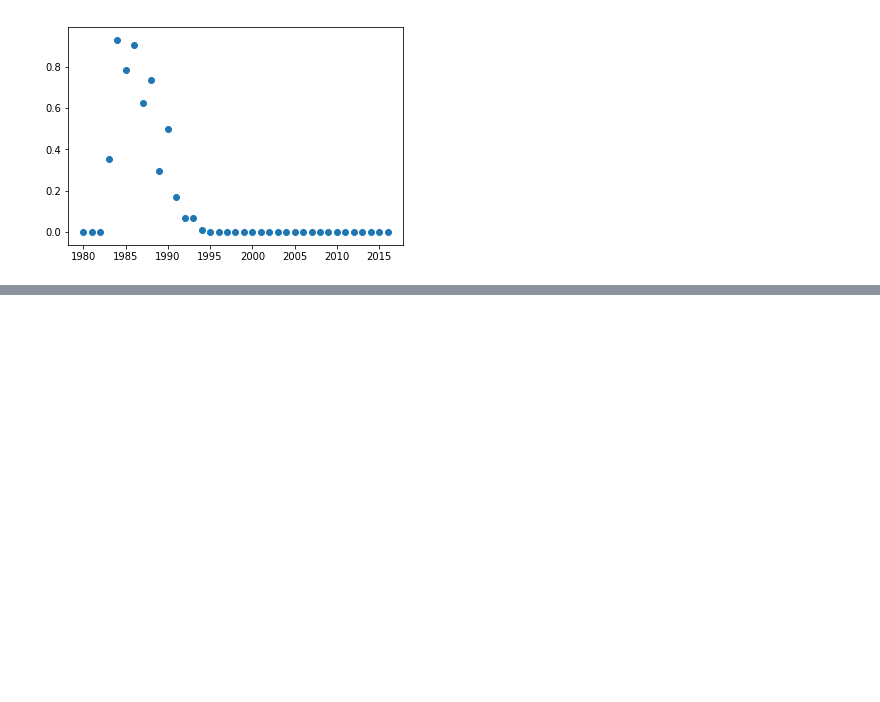
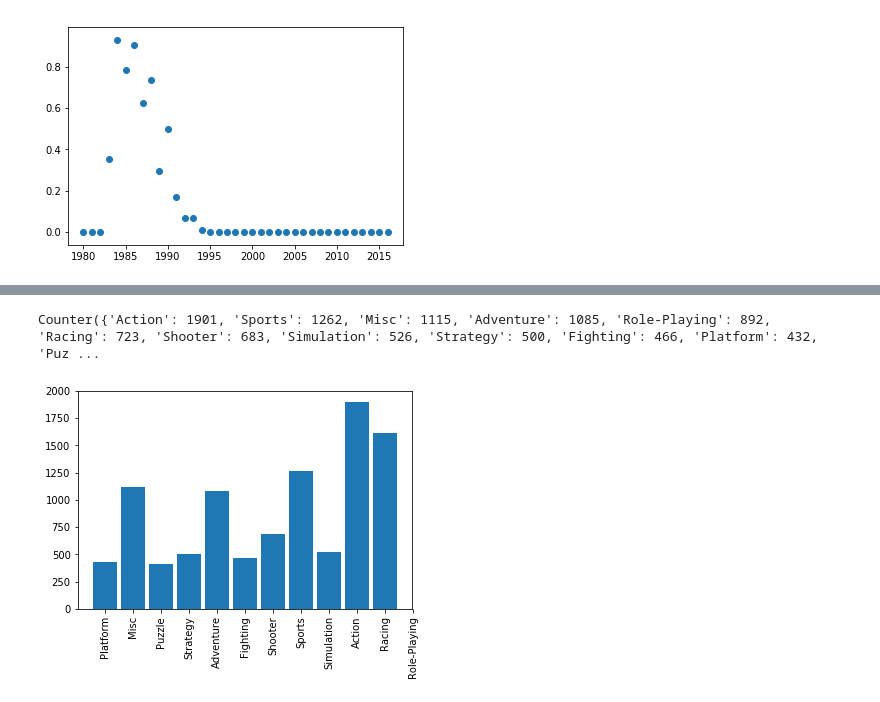
Before and after one commit to brodyzt/3300-P2, a Jupyter notebook: Games.ipynb, the cells around one changed output, grey strips where cells are left out. Drawn from its saved outputs; the diff is of its cells as text; code cells hidden in the pictures; blank space fills up the shorter version.

```diff
--- a/Games.ipynb
+++ b/Games.ipynb
@@ -57,0 +112,10 @@ plt.show()
+# %%
+lst = list(df.sort_values(by="Global_Sales", ascending=True)[:10000]["Genre"])
+# print(lst)
+print(Counter(lst))
+plt.hist(lst, align="left", rwidth=.88, bins=11)
+plt.xticks(rotation=90)
+plt.show()
+# %% [output]
+Counter({'Action': 1901, 'Sports': 1262, 'Misc': 1115, 'Adventure': 1085, 'Role-Playing': 892, 'Racing': 723, 'Shooter': 683, 'Simulation': 526, 'Strategy': 500, 'Fighting': 466, 'Platform': 432, 'Puz ...
+[figure, added]
```
Also changed, not shown: parts of 8 cells of this notebook, 20 other files.
